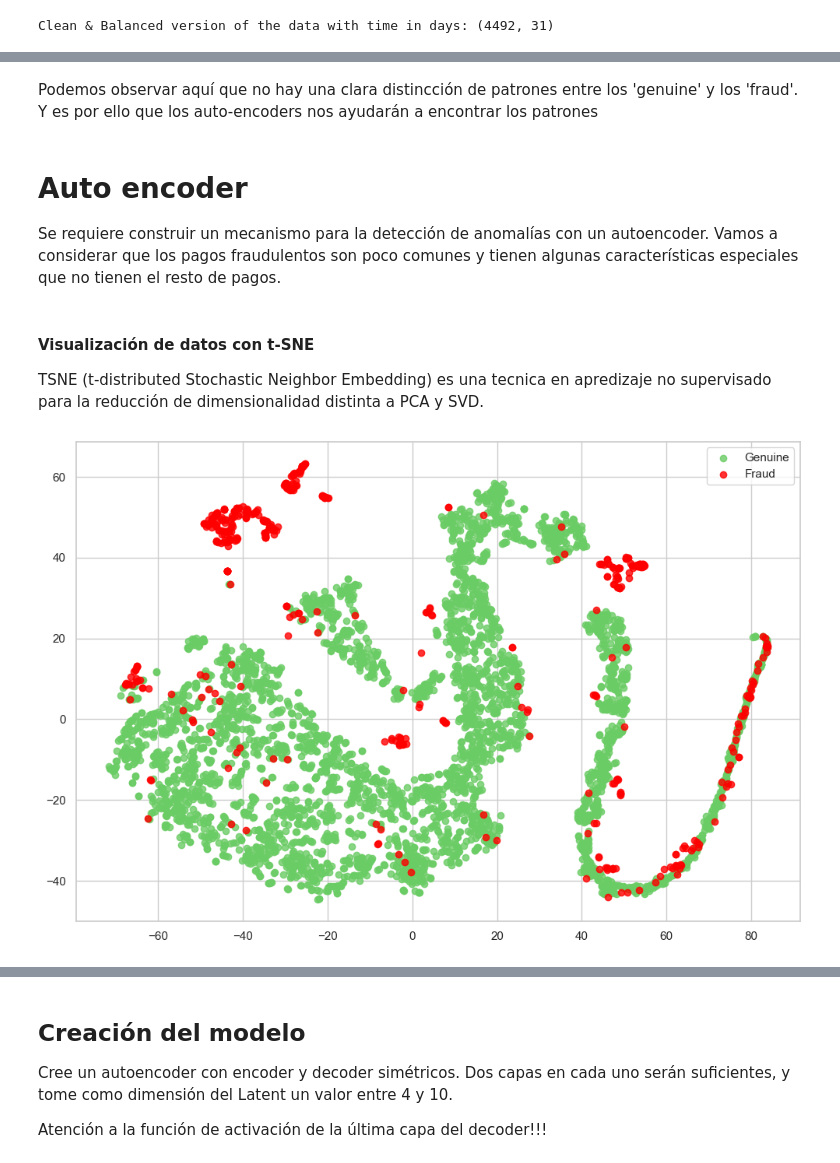
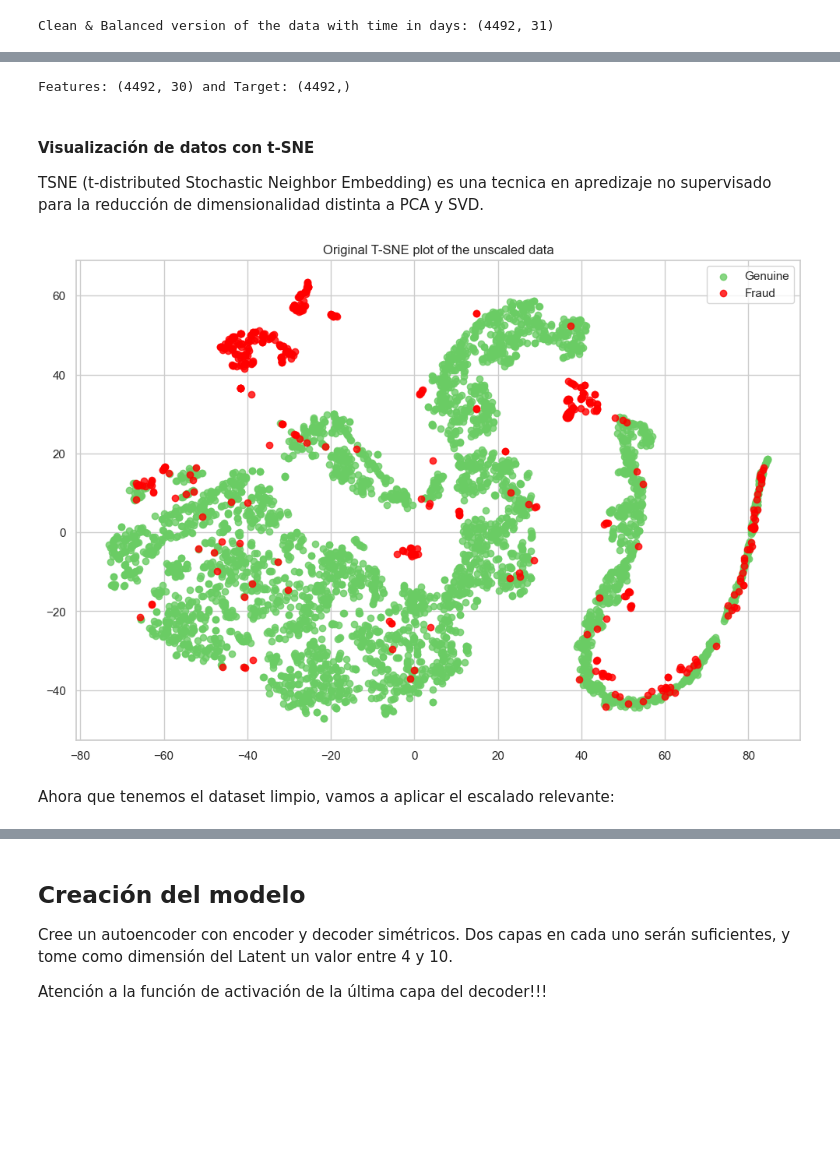
Before and after one commit to yagoTobi/5th-Year-Second-Term-ICAI, a Jupyter notebook: Deep Learning/Práctica 3/A3_Luis_Bueno_Archaga_y_Yago_Tobio_Souto.ipynb, the cells around one changed output, grey strips where cells are left out. Drawn from its saved outputs; the diff is of its cells as text; code cells hidden in the pictures; blank space fills up the shorter version.

```diff
--- a/Deep Learning/Práctica 3/A3_Luis_Bueno_Archaga_y_Yago_Tobio_Souto.ipynb
+++ b/Deep Learning/Práctica 3/A3_Luis_Bueno_Archaga_y_Yago_Tobio_Souto.ipynb
@@ -238,6 +230,0 @@ Ahora que tenemos el dataset equilibrado y limpio, vamos a aplicar el escalado r
-# %%
- # ! - Definimos el scaler
-scaler = MinMaxScaler()
-
-# * Aplicamos la normalización a todas las columnas excepto 'Class'
-redux_pd_data.iloc[:, :-1] = scaler.fit_transform(redux_pd_data.iloc[:, :-1])
@@ -262,14 +231,14 @@ redux_pd_data.iloc[:, :-1] = scaler.fit_transform(redux_pd_data.iloc[:, :-1])
-# %% [markdown]
-Podemos observar aquí que no hay una clara distincción de patrones entre los 'genuine' y los 'fraud'. Y es por ello que los auto-encoders nos ayudarán a encontrar los patrones
-# %% [markdown]
-# Auto encoder
-
-Se requiere construir un mecanismo para la detección de anomalías con un autoencoder. Vamos a considerar que los pagos fraudulentos son poco comunes y tienen algunas características especiales que no tienen el resto de pagos.
+# %%
+X = redux_pd_data.drop('Class', axis = 1)
+y = redux_pd_data['Class']
+print(f"Features: {X.shape} and Target: {y.shape}")
+# %% [output]
+Features: (4492, 30) and Target: (4492,)
 # %% [markdown]
 #### Visualización de datos con t-SNE
 TSNE (t-distributed Stochastic Neighbor Embedding) es una tecnica en apredizaje no supervisado para la reducción de dimensionalidad distinta a PCA y SVD.
 # %%
-def dimensionality_plot(X,y):
+def dimensionality_plot(X,y, title):
     sns.set_theme(style='whitegrid', palette =  'muted')
     #Intializing TSNE object with 2 principal components
     tsne = TSNE(n_components=2, random_state = 42)
@@ -281,10 +250,12 @@ def dimensionality_plot(X,y):
 
     plt.scatter(X_trans[np.where(y == 0), 0], X_trans[np.where(y==0), 1], marker='o', color='g', linewidths=1, alpha=0.8, label='Genuine')
     plt.scatter(X_trans[np.where(y == 1), 0], X_trans[np.where(y==1), 1], marker='o', color='red', linewidths=1, alpha=0.8, label='Fraud')
-
+    plt.title(title)
     plt.legend(loc = 'best')
     plt.show()
 # %%
-dimensionality_plot(X_redux,y_redux)
+dimensionality_plot(X,y,"Original T-SNE plot of the unscaled data")
 # %% [output]
-[figure, old version]
+[figure, new version]
+# %% [markdown]
+Ahora que tenemos el dataset limpio, vamos a aplicar el escalado relevante:
```
Also changed, not shown: parts of 39 cells of this notebook, 2 other files.
